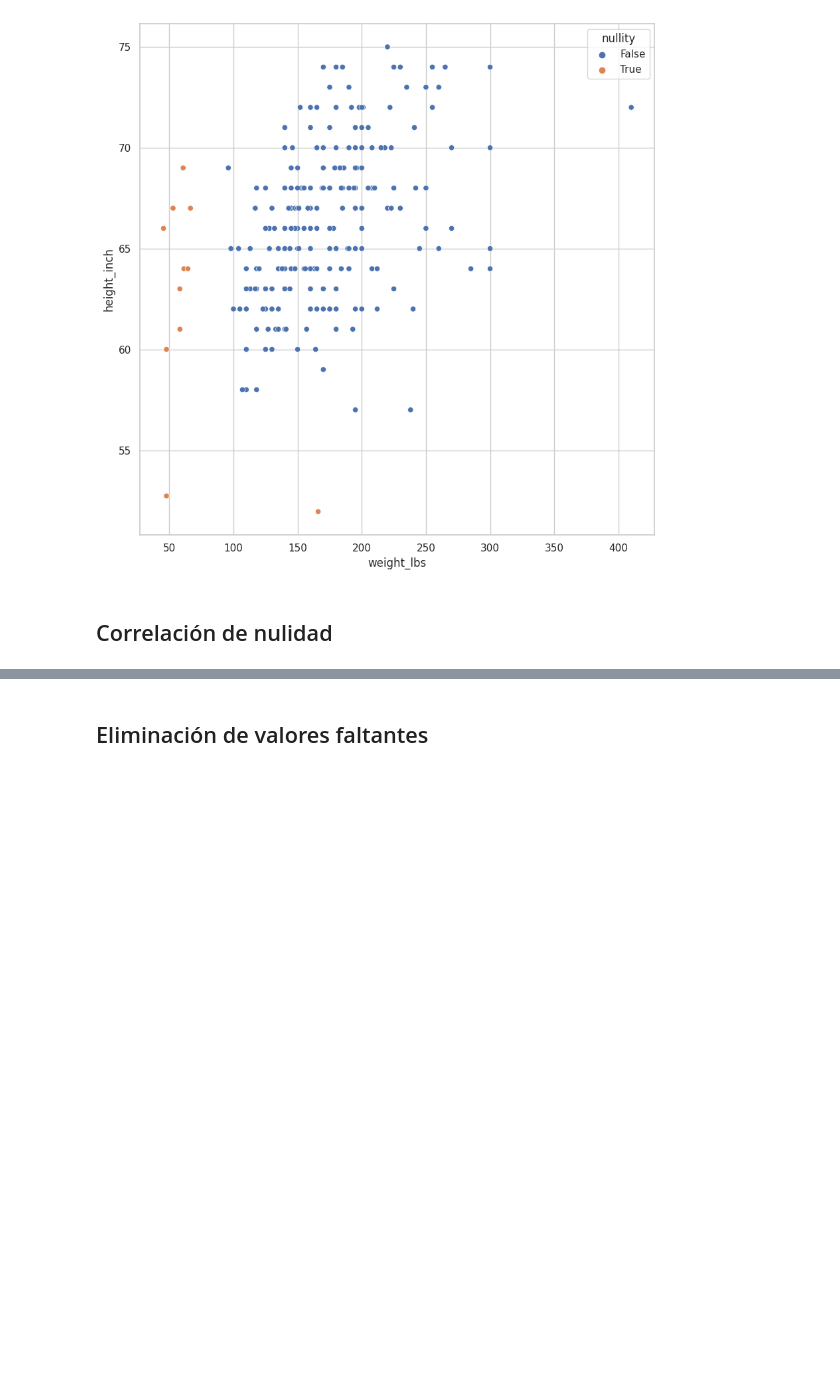
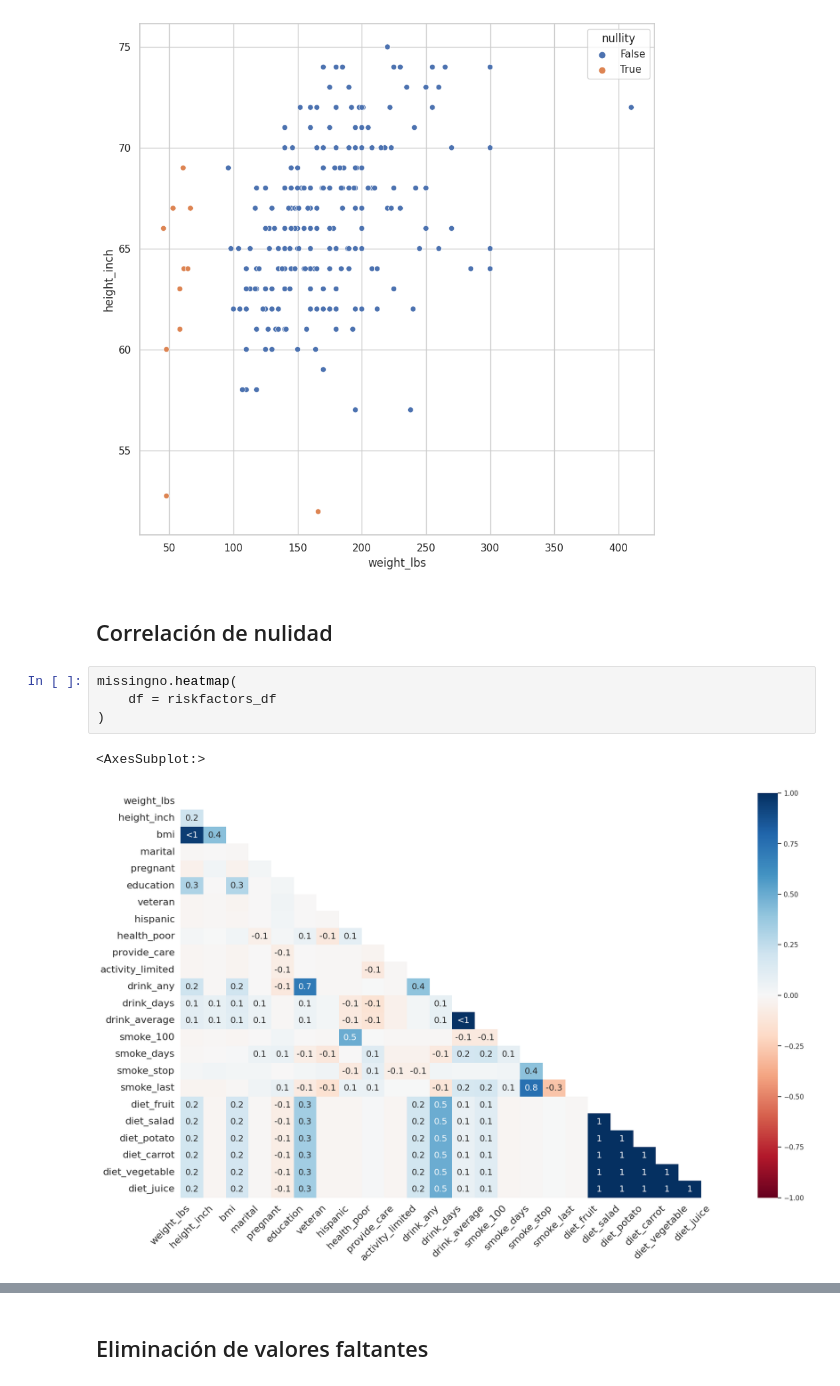
Before and after one commit to Disskaf/Datos_faltantes, a Jupyter notebook: live-exploration-missing-values.ipynb, the cells around one changed output, grey strips where cells are left out. Drawn from its saved outputs; the diff is of its cells as text; blank space fills up the shorter version.

```diff
--- a/live-exploration-missing-values.ipynb
+++ b/live-exploration-missing-values.ipynb
@@ -1081,3 +1081,10 @@ def column_fill_with_dummies(
 [figure]
 # %% [markdown]
 ## Correlación de nulidad
+# %%
+missingno.heatmap(
+    df = riskfactors_df
+)
+# %% [output]
+<AxesSubplot:>
+[figure, added]
```
Also changed, not shown: parts of 1 cell of this notebook.
